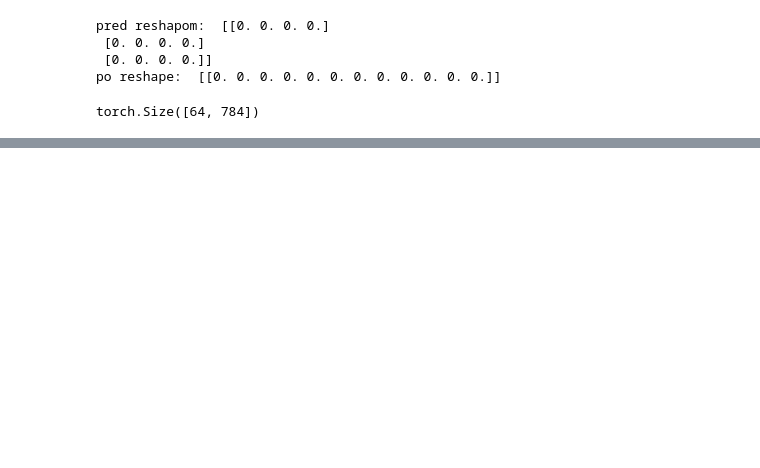
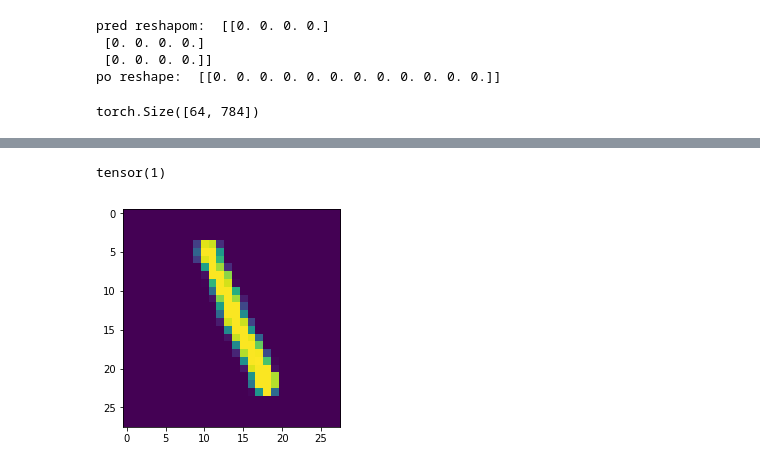
Before and after one commit to livi83/MNIST, a Jupyter notebook: projekt.ipynb, the cells around one changed output, grey strips where cells are left out. Saved outputs shown, nothing was run; the diff lists cells and outputs as text; code cells hidden in the pictures; blank space fills up the shorter version.

```diff
--- a/projekt.ipynb
+++ b/projekt.ipynb
@@ -241,0 +242,6 @@ tensor(1.0000, dtype=torch.float64, grad_fn=<SumBackward0>)
+# %%
+# idem pocitat mean square error
+mse = nn.MSELoss()
+#argumentmi su predikcie a ocakavane vystupy
+loss = mse(predikcie, labels)
+print(loss)
@@ -241,0 +287,24 @@ tensor(1.0000, dtype=torch.float64, grad_fn=<SumBackward0>)
+# %%
+def train_model(model, epochs=15, lr=0.0035, momentum=0.7):
+    sgd = optim.SGD(model.parameters(), lr=lr, momentum=momentum)
+    mse = nn.MSELoss()
+    for epoch in range(epochs):
+        _loss = 0
+        for images, labels in trainloader:
+            images = images.view(images.shape[0], -1)
+            sgd.zero_grad()
+            preds = model(images)
+            labels = conv_to_vectors(labels)
+            loss = mse(preds, labels)
+            loss.backward()
+
+            # teraz cukneme tie váhy správnym smerom
+            sgd.step()
+            _loss += loss.item()
+        else:
+            print("Epoch {} - training loss: {}".format(
+                epoch, _loss/len(trainloader)))
+    return model
+# %%
+model = train_model(model)
+#mozem vidiet ze chyba sa mi postupne zmensila
@@ -241,0 +348,8 @@ tensor(1.0000, dtype=torch.float64, grad_fn=<SumBackward0>)
+# %%
+preds[7]
+print(preds[7].argmax())
+plt.imshow(images[7].view(28,28))
+plt.show()
+# %% [output]
+tensor(1)
+[figure, added]
```
Also changed, not shown: parts of 17 cells of this notebook.
